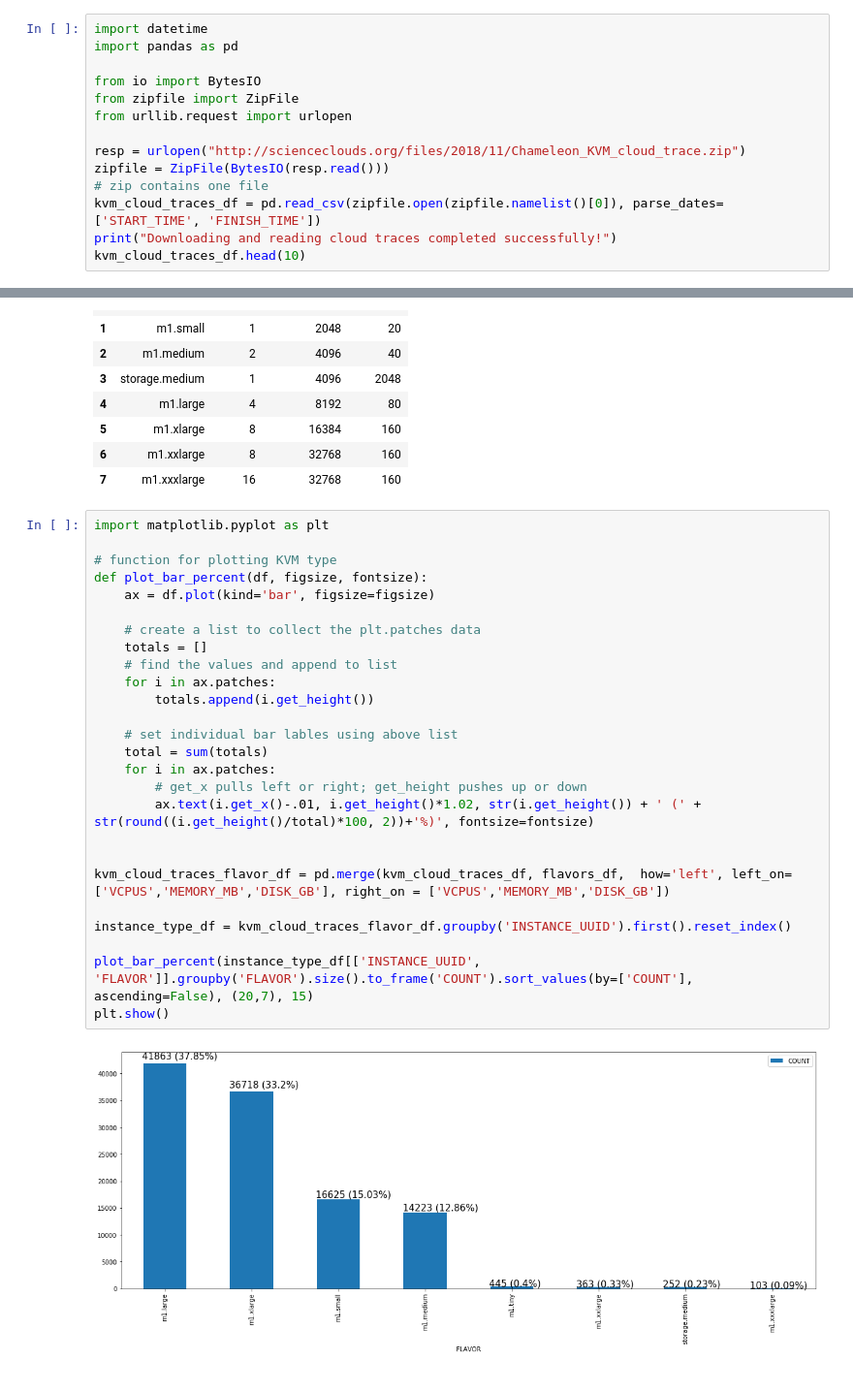
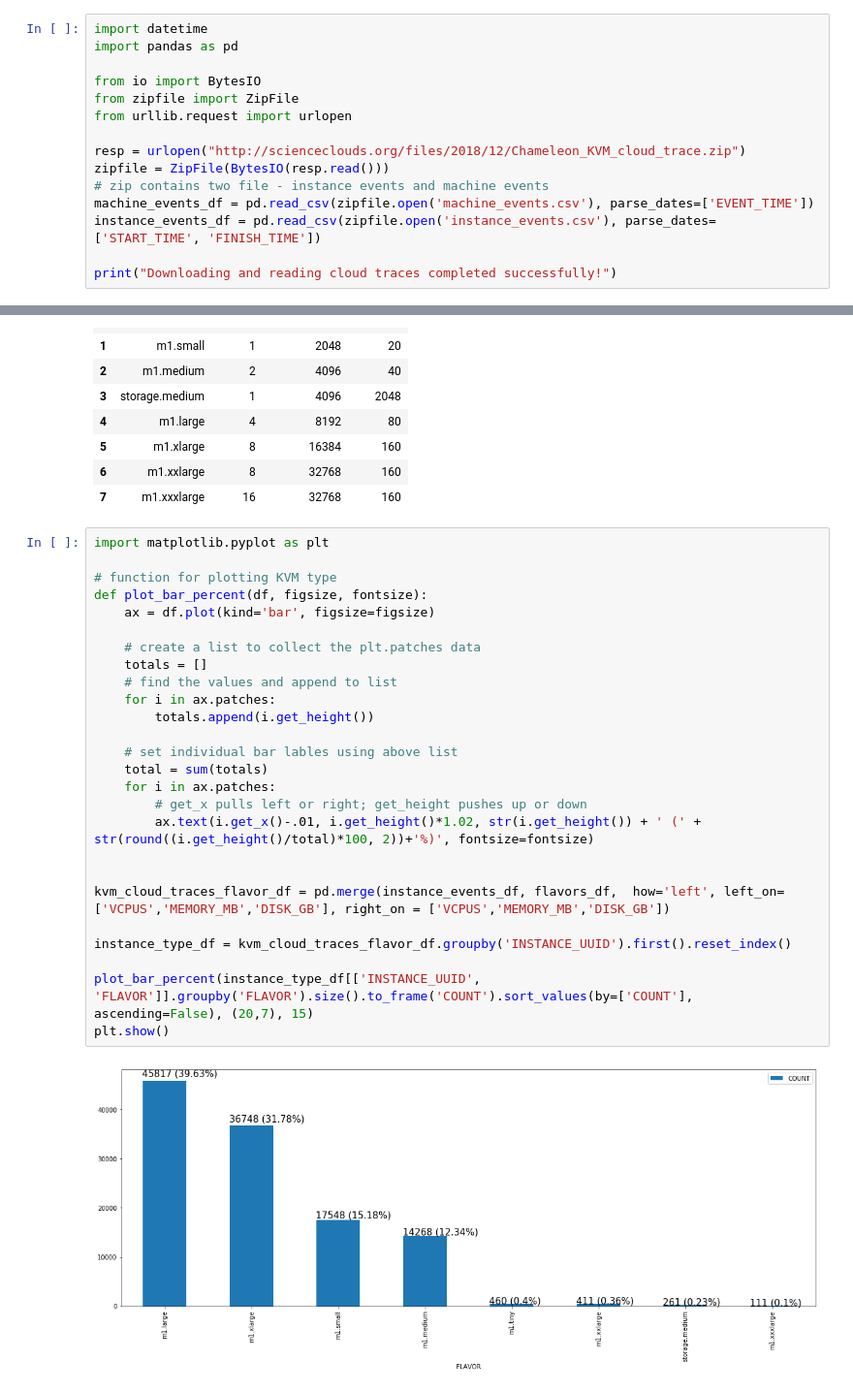
Before and after one commit to ChameleonCloud/starcompactor, a Jupyter notebook: ChameleonKVMCloudTraces.ipynb, the cells around one changed output, grey strips where cells are left out. Shown at 97% size. Saved outputs shown, nothing was run; the diff lists cells and outputs as text.

Commit message:
extract machine event from database backups

```diff
--- a/ChameleonKVMCloudTraces.ipynb
+++ b/ChameleonKVMCloudTraces.ipynb
@@ -26,11 +26,12 @@ from io import BytesIO
 from zipfile import ZipFile
 from urllib.request import urlopen
 
-resp = urlopen("http://scienceclouds.org/files/2018/11/Chameleon_KVM_cloud_trace.zip")
+resp = urlopen("http://scienceclouds.org/files/2018/12/Chameleon_KVM_cloud_trace.zip")
 zipfile = ZipFile(BytesIO(resp.read()))
-# zip contains one file
-kvm_cloud_traces_df = pd.read_csv(zipfile.open(zipfile.namelist()[0]), parse_dates=['START_TIME', 'FINISH_TIME'])
+# zip contains two file - instance events and machine events
+machine_events_df = pd.read_csv(zipfile.open('machine_events.csv'), parse_dates=['EVENT_TIME'])
+instance_events_df = pd.read_csv(zipfile.open('instance_events.csv'), parse_dates=['START_TIME', 'FINISH_TIME'])
+
 print("Downloading and reading cloud traces completed successfully!")
-kvm_cloud_traces_df.head(10)
 # %% [output]
 Downloading and reading cloud traces completed successfully!
@@ -119,28 +139,28 @@ flavors_df
 # %%
 import matplotlib.pyplot as plt
 
 # function for plotting KVM type
 def plot_bar_percent(df, figsize, fontsize):
     ax = df.plot(kind='bar', figsize=figsize)
 
     # create a list to collect the plt.patches data
     totals = []
     # find the values and append to list
     for i in ax.patches:
         totals.append(i.get_height())
 
     # set individual bar lables using above list
     total = sum(totals)
     for i in ax.patches:
         # get_x pulls left or right; get_height pushes up or down
         ax.text(i.get_x()-.01, i.get_height()*1.02, str(i.get_height()) + ' (' + str(round((i.get_height()/total)*100, 2))+'%)', fontsize=fontsize)
 
 
-kvm_cloud_traces_flavor_df = pd.merge(kvm_cloud_traces_df, flavors_df,  how='left', left_on=['VCPUS','MEMORY_MB','DISK_GB'], right_on = ['VCPUS','MEMORY_MB','DISK_GB'])
+kvm_cloud_traces_flavor_df = pd.merge(instance_events_df, flavors_df,  how='left', left_on=['VCPUS','MEMORY_MB','DISK_GB'], right_on = ['VCPUS','MEMORY_MB','DISK_GB'])
 
 instance_type_df = kvm_cloud_traces_flavor_df.groupby('INSTANCE_UUID').first().reset_index()
 
 plot_bar_percent(instance_type_df[['INSTANCE_UUID', 'FLAVOR']].groupby('FLAVOR').size().to_frame('COUNT').sort_values(by=['COUNT'], ascending=False), (20,7), 15)
 plt.show()
 # %% [output]
-[figure, old version]
+[figure, new version]
```
Also changed, not shown: parts of 4 cells of this notebook, 13 other files.
